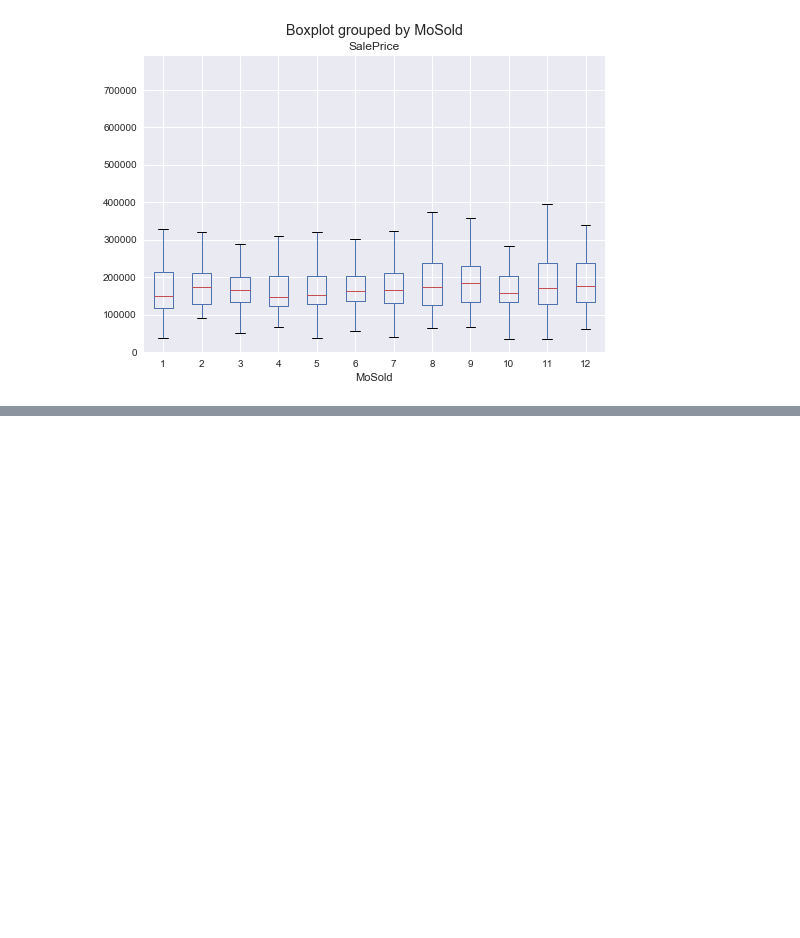
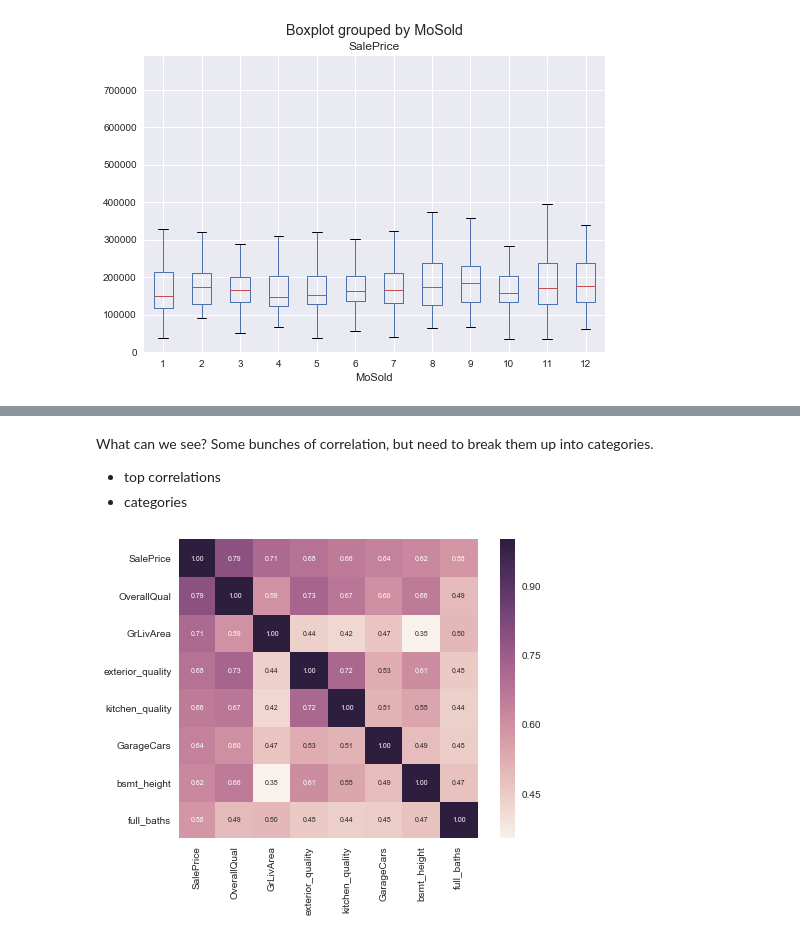
Before and after one commit to gwenkf/IowaHousePrices, a Jupyter notebook: House_Prices_Prepare_Dimitri.ipynb, the cells around one changed output, grey strips where cells are left out. Cells and saved outputs as stored; diff of their text form; code cells hidden in the pictures; blank space fills up the shorter version.

```diff
--- a/House_Prices_Prepare_Dimitri.ipynb
+++ b/House_Prices_Prepare_Dimitri.ipynb
@@ -2580,0 +2690,14 @@ temp = train.groupby(['YrSold','MoSold'])['SalePrice'].mean()
+# %% [markdown]
+What can we see? Some bunches of correlation, but need to break them up into categories.
+ - top correlations
+ - categories
+# %%
+#saleprice correlation matrix
+k = 8 #number of variables for heatmap
+cols = corrmat.nlargest(k, 'SalePrice')['SalePrice'].index
+cm = np.corrcoef(train[cols].values.T)
+sns.set(font_scale=1)
+hm = sns.heatmap(cm, cbar=True, annot=True, square=True, fmt='.2f', annot_kws={'size': 7}, yticklabels=cols.values, xticklabels=cols.values)
+plt.show()
+# %% [output]
+[figure, added]
```
Also changed, not shown: parts of 38 cells of this notebook, 4 other files.
